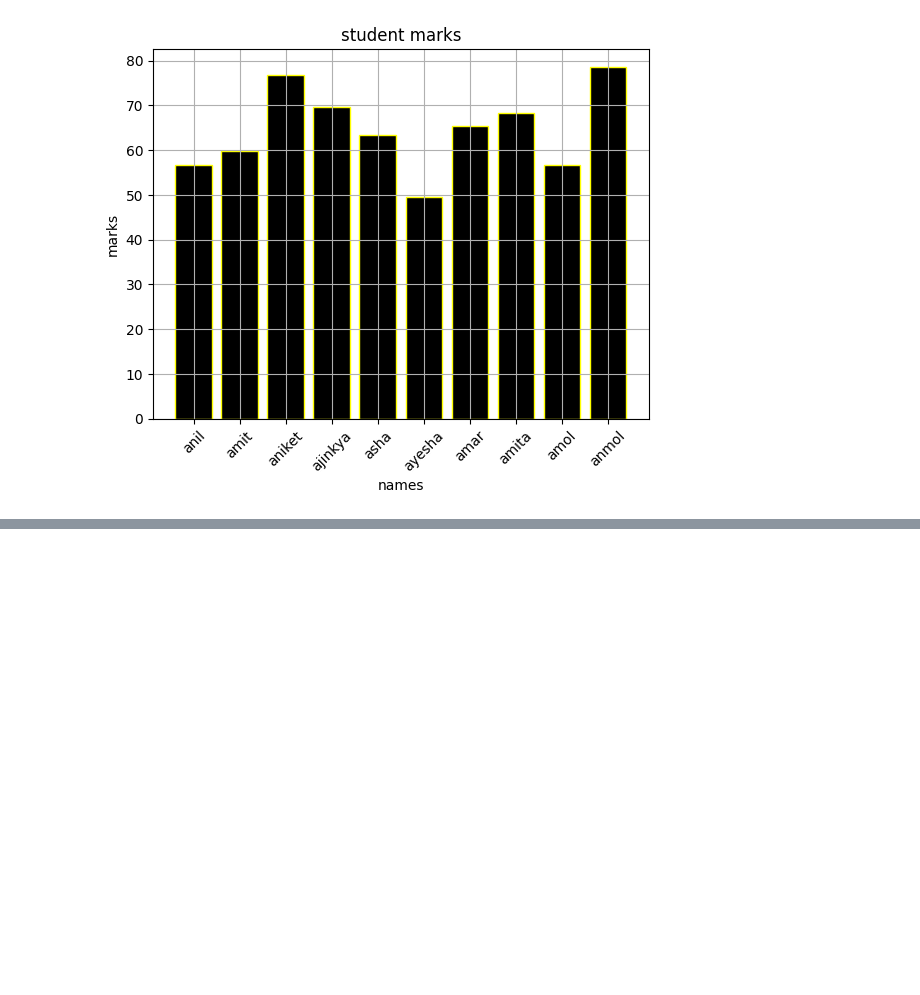
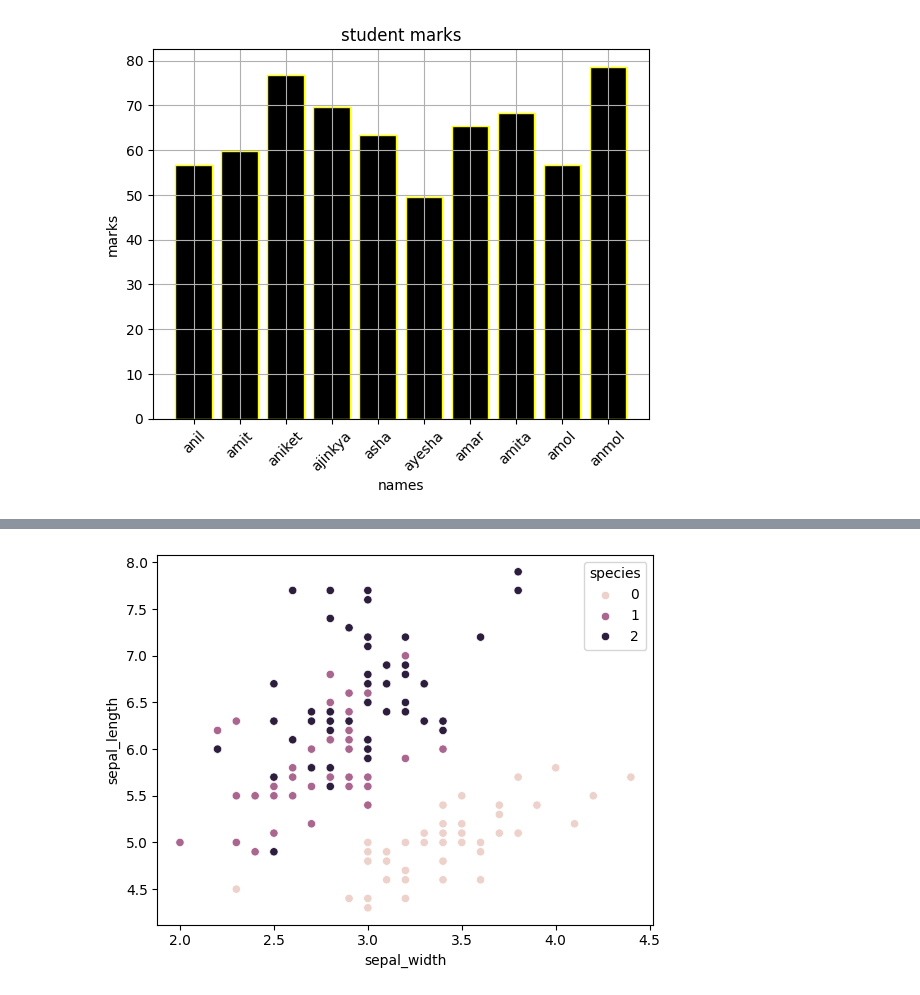
Before and after one commit to AdityaThakare72/VPBKIET_MAR2-6, a Jupyter notebook: Day2/data_viz_Mar3.ipynb, the cells around one changed output, grey strips where cells are left out. Cells and saved outputs as stored; diff of their text form; code cells hidden in the pictures; blank space fills up the shorter version.

```diff
--- a/Day2/data_viz_Mar3.ipynb
+++ b/Day2/data_viz_Mar3.ipynb
@@ -42,0 +101,5 @@ plt.grid()
+# %%
+sns.scatterplot(x = 'sepal_width', y ='sepal_length',
+               data = iris, hue = 'species');
+# %% [output]
+[figure, added]
```
Also changed, not shown: parts of 7 cells of this notebook.
